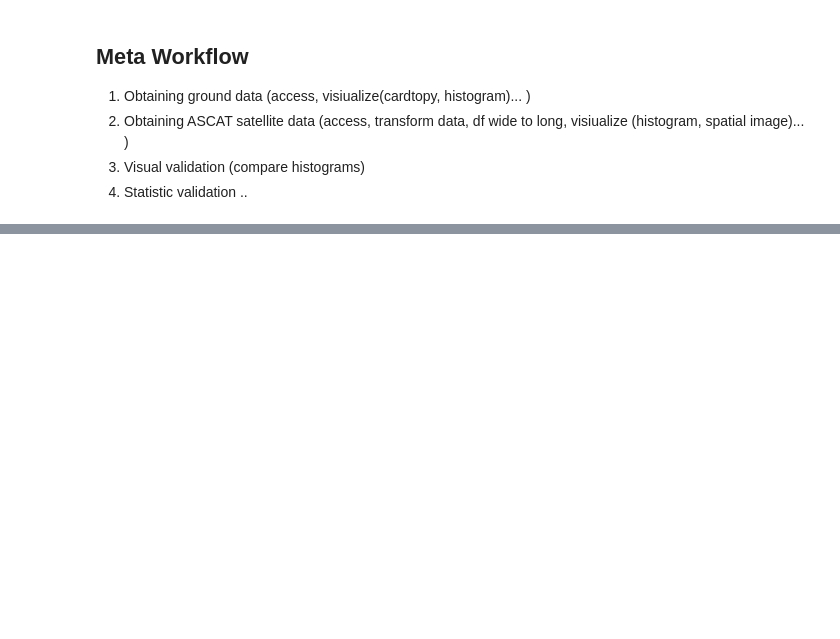
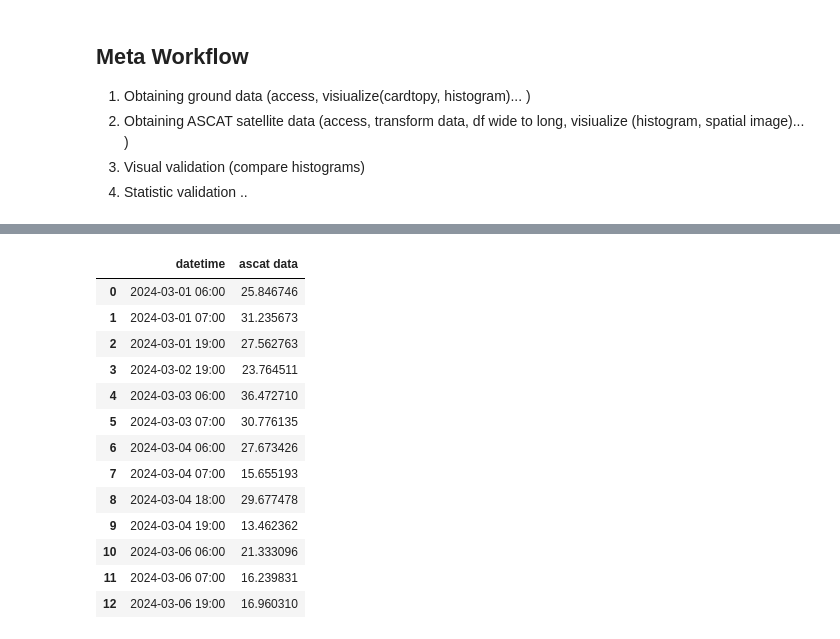
Before and after one commit to TUW-GEO/eo-datascience, a Jupyter notebook: notebooks/tutorials/drysat/drysat_tutorial.ipynb, the cells around one changed output, grey strips where cells are left out. Drawn from its saved outputs; the diff is of its cells as text; code cells hidden in the pictures; blank space fills up the shorter version.

```diff
--- a/notebooks/tutorials/drysat/drysat_tutorial.ipynb
+++ b/notebooks/tutorials/drysat/drysat_tutorial.ipynb
@@ -221,0 +467,17 @@ print(type(data))
+# %%
+ascat_data
+# %% [output]
+|  | datetime | ascat data |
+| 0 | 2024-03-01 06:00 | 25.846746 |
+| 1 | 2024-03-01 07:00 | 31.235673 |
+| 2 | 2024-03-01 19:00 | 27.562763 |
+| 3 | 2024-03-02 19:00 | 23.764511 |
+| 4 | 2024-03-03 06:00 | 36.472710 |
+| 5 | 2024-03-03 07:00 | 30.776135 |
+| 6 | 2024-03-04 06:00 | 27.673426 |
+| 7 | 2024-03-04 07:00 | 15.655193 |
+| 8 | 2024-03-04 18:00 | 29.677478 |
+| 9 | 2024-03-04 19:00 | 13.462362 |
+| 10 | 2024-03-06 06:00 | 21.333096 |
+| 11 | 2024-03-06 07:00 | 16.239831 |
+| 12 | 2024-03-06 19:00 | 16.960310 |
```
Also changed, not shown: parts of 28 cells of this notebook.
